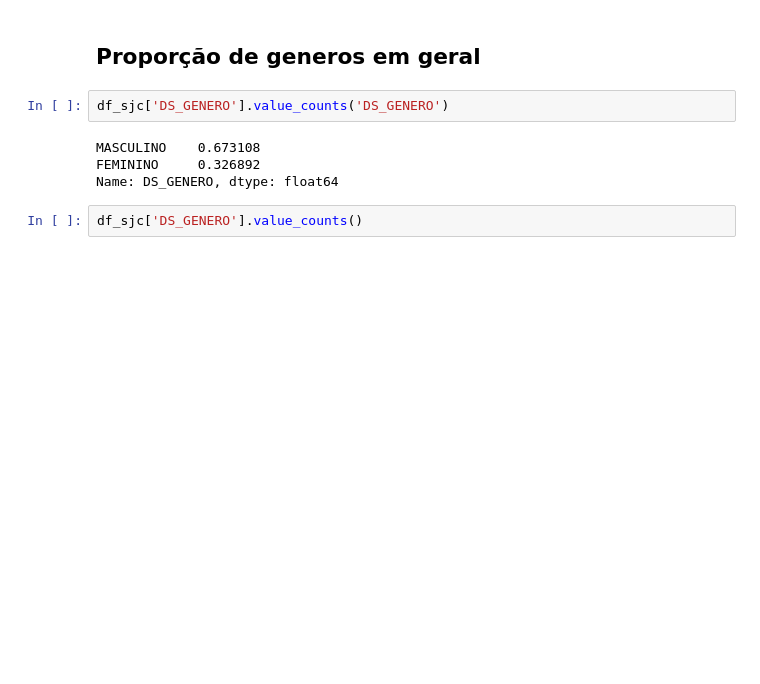
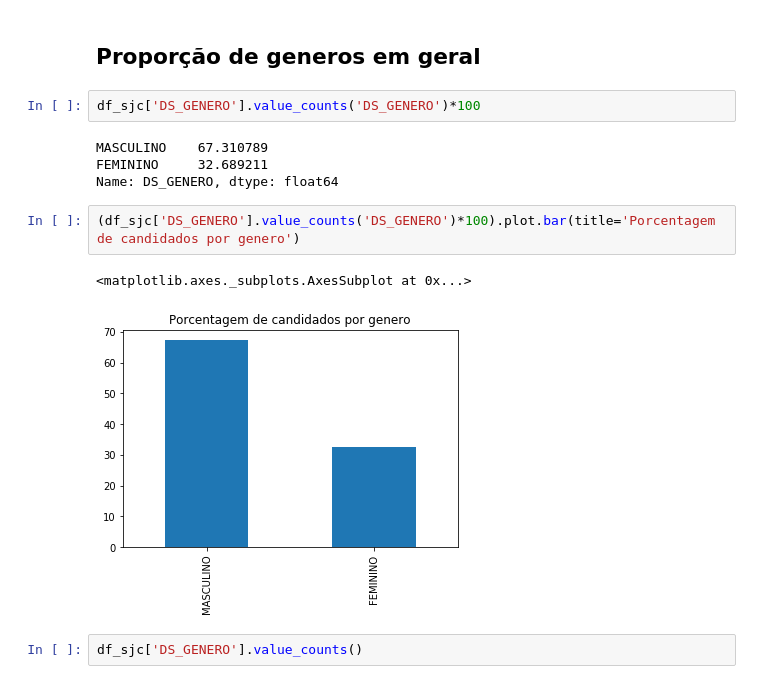
Before and after one commit to IsraelAugusto0110/Eleicoes2020, a Jupyter notebook: 2020_Eleicoes_Analise/2020_Candidatos_Analise.ipynb, the cells around one changed output. Cells and saved outputs as stored; diff of their text form; blank space fills up the shorter version.

```diff
--- a/2020_Eleicoes_Analise/2020_Candidatos_Analise.ipynb
+++ b/2020_Eleicoes_Analise/2020_Candidatos_Analise.ipynb
@@ -130,11 +129,16 @@ dtype: int64
 # %% [markdown]
 ## Proporção de generos em geral
 # %%
-df_sjc['DS_GENERO'].value_counts('DS_GENERO')
+df_sjc['DS_GENERO'].value_counts('DS_GENERO')*100
 # %% [output]
-MASCULINO    0.673108
-FEMININO     0.326892
+MASCULINO    67.310789
+FEMININO     32.689211
 Name: DS_GENERO, dtype: float64
+# %%
+(df_sjc['DS_GENERO'].value_counts('DS_GENERO')*100).plot.bar(title='Porcentagem de candidados por genero')
+# %% [output]
+<matplotlib.axes._subplots.AxesSubplot at 0x...>
+[figure, added]
 # %%
 df_sjc['DS_GENERO'].value_counts()
 # %% [output]
```
Also changed, not shown: parts of 13 cells of this notebook, 2 other files.
